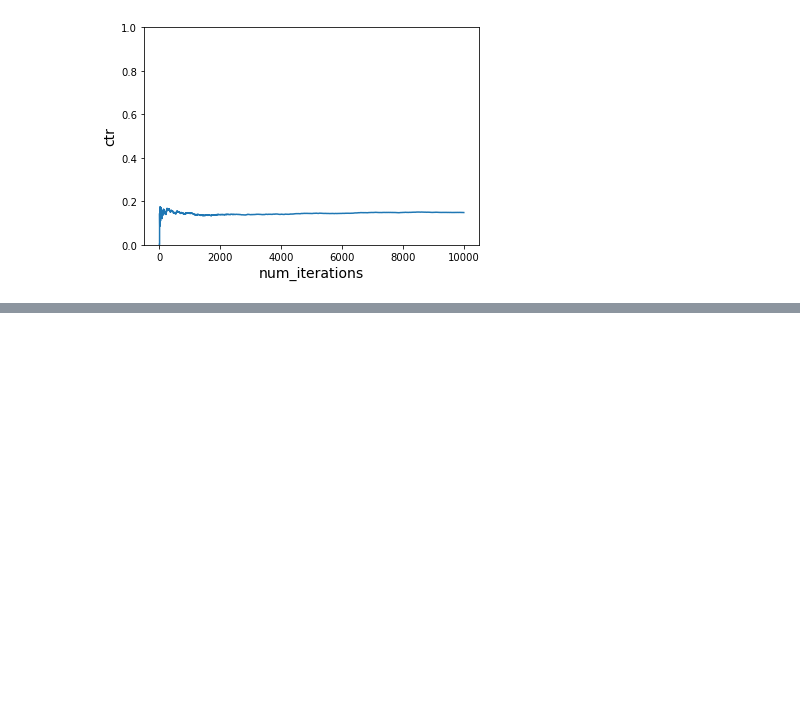
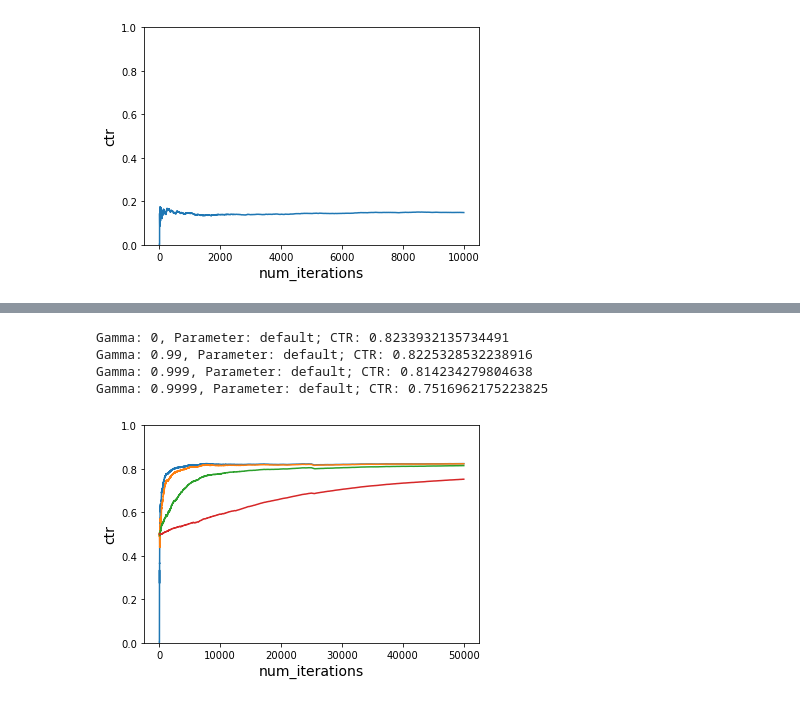
Before and after one commit to wcheung-code/rl-open-source-fest, a Jupyter notebook: prescreening.ipynb, the cells around one changed output, grey strips where cells are left out. Cells and saved outputs as stored; diff of their text form; code cells hidden in the pictures; blank space fills up the shorter version.

```diff
--- a/prescreening.ipynb
+++ b/prescreening.ipynb
@@ -993,0 +706,9 @@ I would like to thank Microsoft Research NYC for providing me the opportunity to
+# %%
+for gamma in [0, 0.99, 0.999, 0.9999]:
+    run_simulation('epsilon_greedy', gamma = gamma, noisy = False, num_iterations_per_cost_func = 25000)
+# %% [output]
+Gamma: 0, Parameter: default; CTR: 0.8233932135734491
+Gamma: 0.99, Parameter: default; CTR: 0.8225328532238916
+Gamma: 0.999, Parameter: default; CTR: 0.814234279804638
+Gamma: 0.9999, Parameter: default; CTR: 0.7516962175223825
+[figure, added]
```
Also changed, not shown: parts of 87 cells of this notebook.
